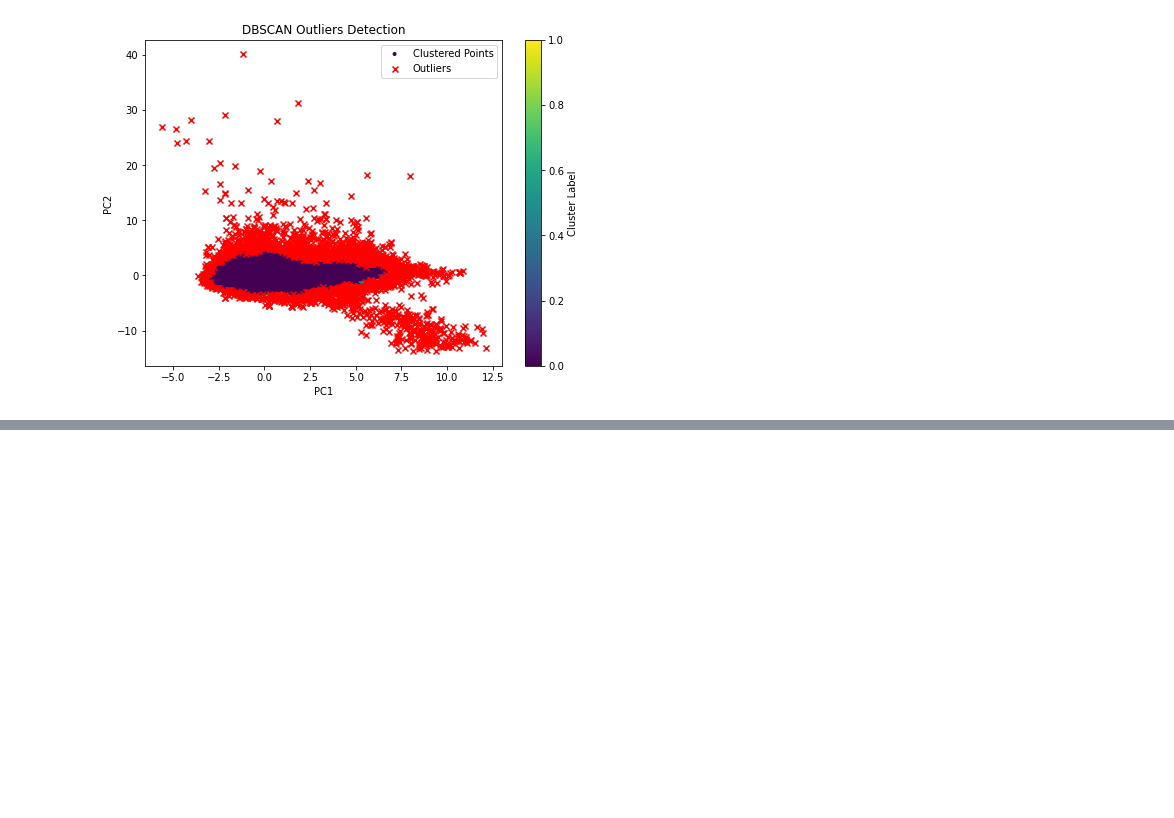
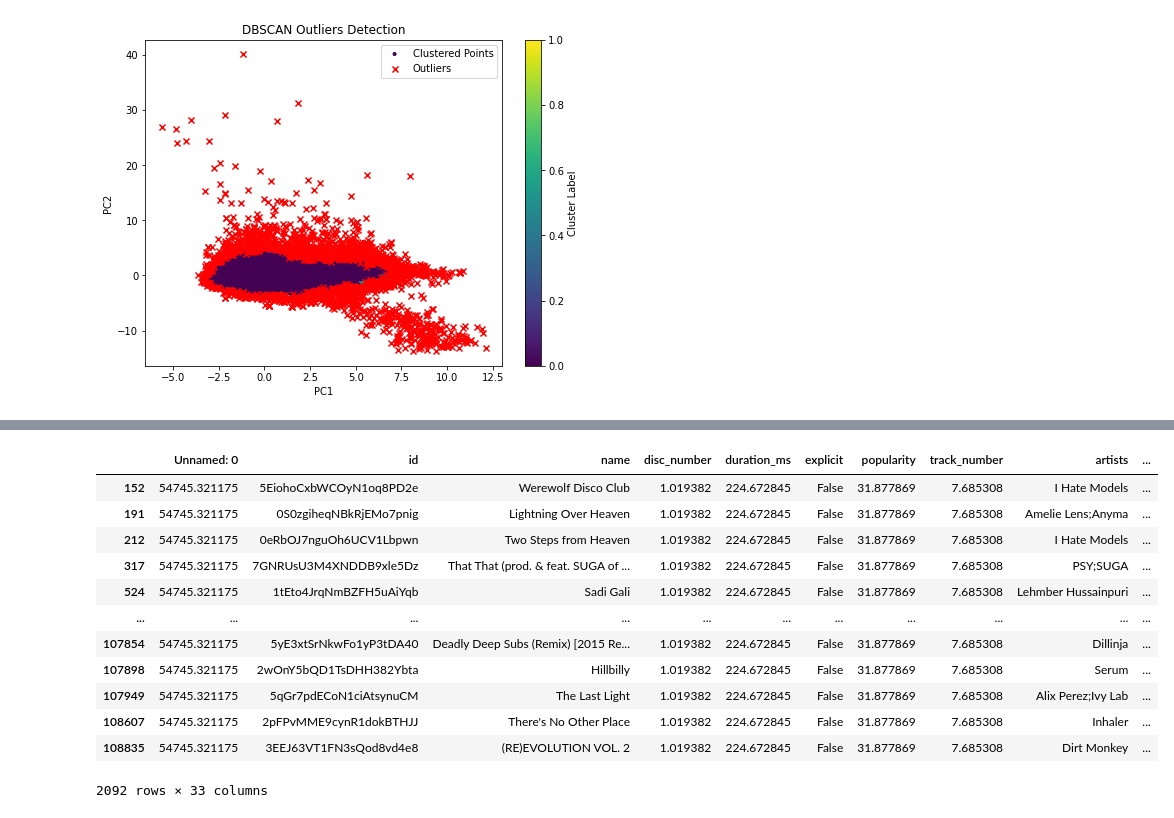
Before and after one commit to Bakko000/Data-Mining-2, a Jupyter notebook: OutliersDBSCAN.ipynb, the cells around one changed output, grey strips where cells are left out. Cells and saved outputs as stored; diff of their text form; code cells hidden in the pictures; blank space fills up the shorter version.

```diff
--- a/OutliersDBSCAN.ipynb
+++ b/OutliersDBSCAN.ipynb
@@ -144,0 +159,33 @@ df.loc[np.where(dbscan.labels_==-1)].select_dtypes(include=np.number)
+# %%
+import numpy as np
+
+# Identify outlier rows in sub_df
+outlier_indices = outliers.index
+
+# Calculate mean values of each column excluding outlier rows
+non_outlier_data = df.drop(outlier_indices).select_dtypes(include=np.number).values
+means = np.mean(non_outlier_data, axis=0)
+
+# Replace outlier values with means using NumPy indexing
+numeric_columns = df.select_dtypes(include=np.number).columns
+df.loc[outlier_indices, numeric_columns] = means
+
+old_outlier_indices=outlier_indices
+
+# original_df now contains outlier rows replaced with means of each column
+# %%
+df.loc[outlier_indices]
+# %% [output]
+|  | Unnamed: 0 | id | name | disc_number | duration_ms | explicit | popularity | track_number | artists | ... |
+| 152 | 54745.321175 | 5EiohoCxbWCOyN1oq8PD2e | Werewolf Disco Club | 1.019382 | 224.672845 | False | 31.877869 | 7.685308 | I Hate Models | ... |
+| 191 | 54745.321175 | 0S0zgiheqNBkRjEMo7pnig | Lightning Over Heaven | 1.019382 | 224.672845 | False | 31.877869 | 7.685308 | Amelie Lens;Anyma | ... |
+| 212 | 54745.321175 | 0eRbOJ7nguOh6UCV1Lbpwn | Two Steps from Heaven | 1.019382 | 224.672845 | False | 31.877869 | 7.685308 | I Hate Models | ... |
+| 317 | 54745.321175 | 7GNRUsU3M4XNDDB9xle5Dz | That That (prod. & feat. SUGA of ... | 1.019382 | 224.672845 | False | 31.877869 | 7.685308 | PSY;SUGA | ... |
+| 524 | 54745.321175 | 1tEto4JrqNmBZFH5uAiYqb | Sadi Gali | 1.019382 | 224.672845 | False | 31.877869 | 7.685308 | Lehmber Hussainpuri | ... |
+| ... | ... | ... | ... | ... | ... | ... | ... | ... | ... | ... |
+| 107854 | 54745.321175 | 5yE3xtSrNkwFo1yP3tDA40 | Deadly Deep Subs (Remix) [2015 Re... | 1.019382 | 224.672845 | False | 31.877869 | 7.685308 | Dillinja | ... |
+| 107898 | 54745.321175 | 2wOnY5bQD1TsDHH382Ybta | Hillbilly | 1.019382 | 224.672845 | False | 31.877869 | 7.685308 | Serum | ... |
+| 107949 | 54745.321175 | 5qGr7pdECoN1ciAtsynuCM | The Last Light | 1.019382 | 224.672845 | False | 31.877869 | 7.685308 | Alix Perez;Ivy Lab | ... |
+| 108607 | 54745.321175 | 2pFPvMME9cynR1dokBTHJJ | There's No Other Place | 1.019382 | 224.672845 | False | 31.877869 | 7.685308 | Inhaler | ... |
+| 108835 | 54745.321175 | 3EEJ63VT1FN3sQod8vd4e8 | (RE)EVOLUTION VOL. 2 | 1.019382 | 224.672845 | False | 31.877869 | 7.685308 | Dirt Monkey | ... |
+2092 rows × 33 columns
```
Also changed, not shown: parts of 12 cells of this notebook.
